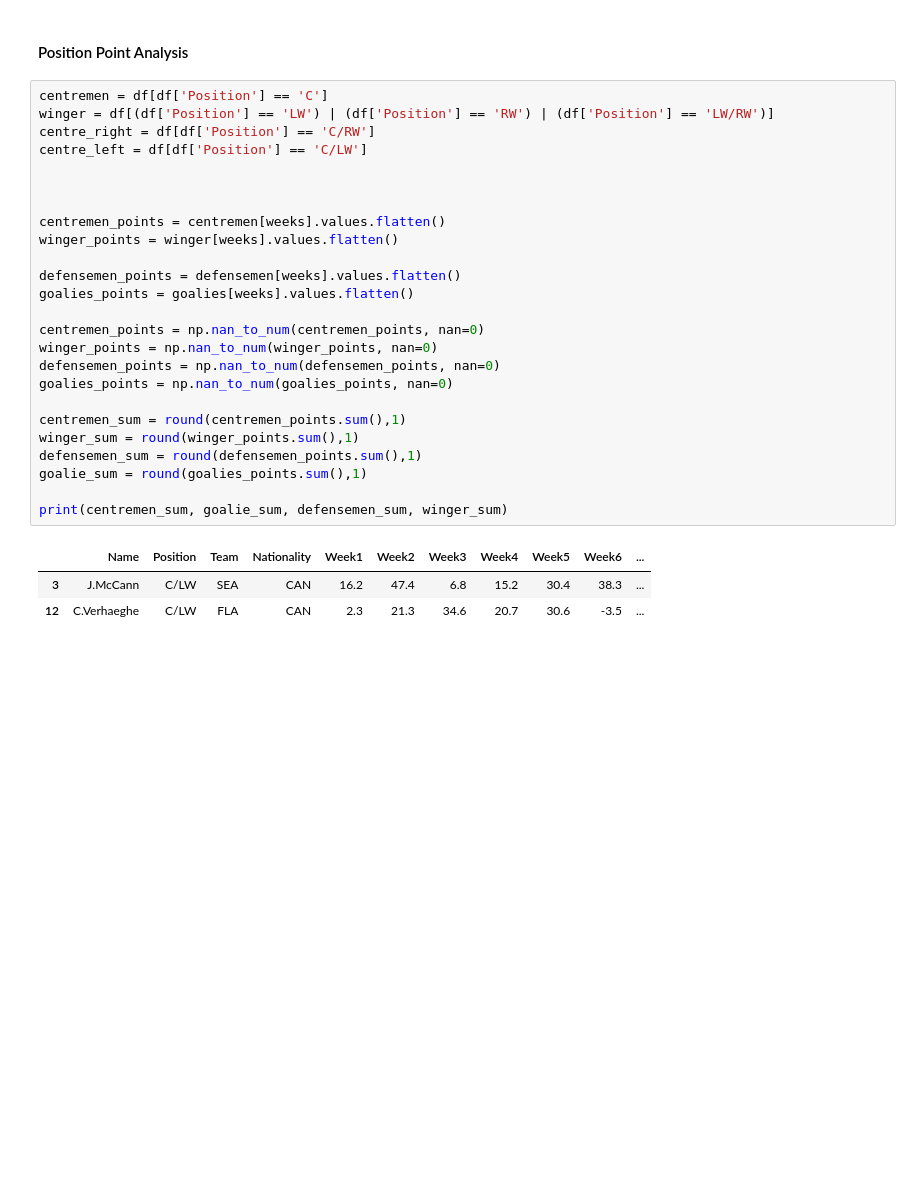
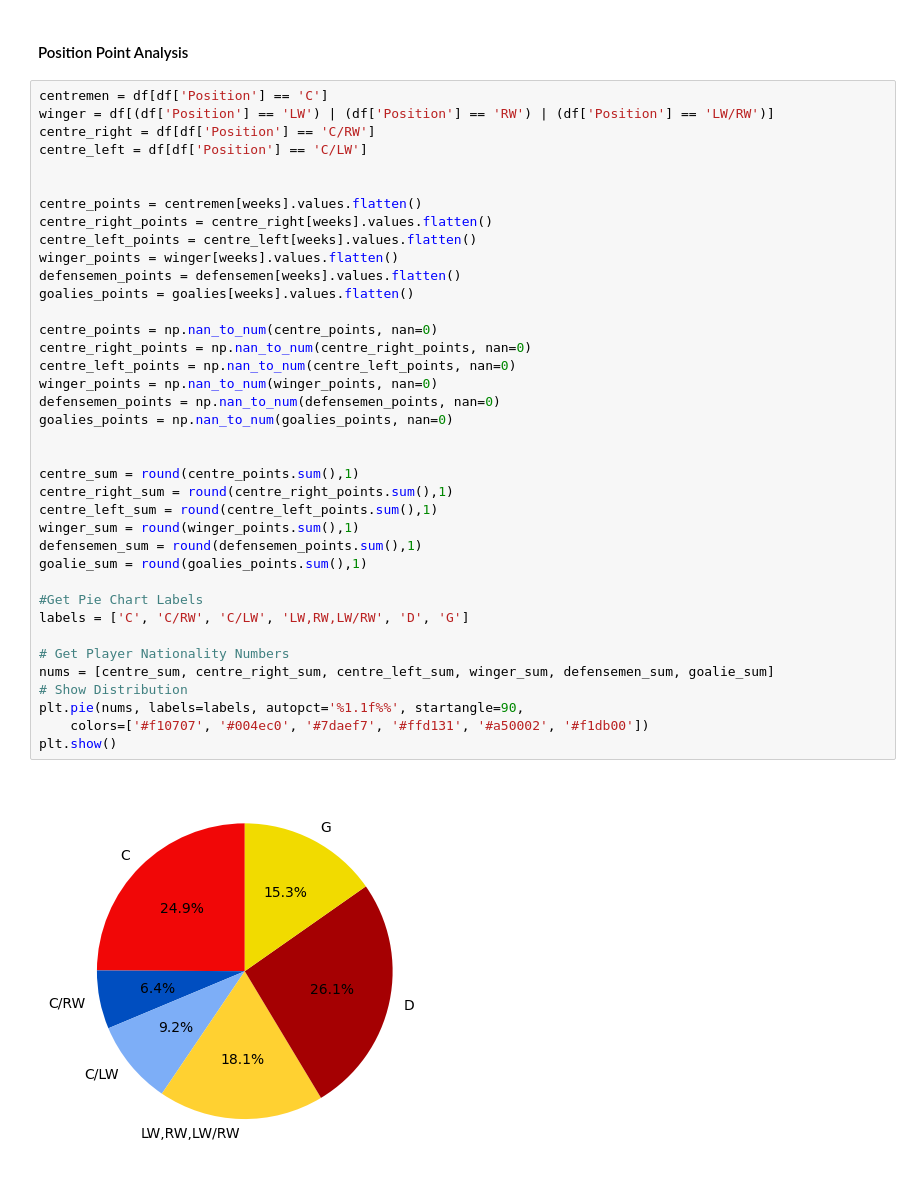
Before and after one commit to carsonbennett1/Hockey-Player-Analysis-Project, a Jupyter notebook: Fantasy_Analysis.ipynb, the cells around one changed output. Saved outputs shown, nothing was run; the diff lists cells and outputs as text; blank space fills up the shorter version.

Commit message:
position_analysis

```diff
--- a/Fantasy_Analysis.ipynb
+++ b/Fantasy_Analysis.ipynb
@@ -240,29 +240,40 @@ plt.show()
 # %%
 centremen = df[df['Position'] == 'C']
 winger = df[(df['Position'] == 'LW') | (df['Position'] == 'RW') | (df['Position'] == 'LW/RW')]
 centre_right = df[df['Position'] == 'C/RW']
 centre_left = df[df['Position'] == 'C/LW']
 
 
-
-centremen_points = centremen[weeks].values.flatten()
+centre_points = centremen[weeks].values.flatten()
+centre_right_points = centre_right[weeks].values.flatten()
+centre_left_points = centre_left[weeks].values.flatten()
 winger_points = winger[weeks].values.flatten()
-
 defensemen_points = defensemen[weeks].values.flatten()
 goalies_points = goalies[weeks].values.flatten()
 
-centremen_points = np.nan_to_num(centremen_points, nan=0)
+centre_points = np.nan_to_num(centre_points, nan=0)
+centre_right_points = np.nan_to_num(centre_right_points, nan=0)
+centre_left_points = np.nan_to_num(centre_left_points, nan=0)
 winger_points = np.nan_to_num(winger_points, nan=0)
 defensemen_points = np.nan_to_num(defensemen_points, nan=0)
 goalies_points = np.nan_to_num(goalies_points, nan=0)
 
-centremen_sum = round(centremen_points.sum(),1)
+
+centre_sum = round(centre_points.sum(),1)
+centre_right_sum = round(centre_right_points.sum(),1)
+centre_left_sum = round(centre_left_points.sum(),1)
 winger_sum = round(winger_points.sum(),1)
 defensemen_sum = round(defensemen_points.sum(),1)
 goalie_sum = round(goalies_points.sum(),1)
 
-print(centremen_sum, goalie_sum, defensemen_sum, winger_sum)
+#Get Pie Chart Labels
+labels = ['C', 'C/RW', 'C/LW', 'LW,RW,LW/RW', 'D', 'G']
+
+# Get Player Nationality Numbers
+nums = [centre_sum, centre_right_sum, centre_left_sum, winger_sum, defensemen_sum, goalie_sum]
+# Show Distribution
+plt.pie(nums, labels=labels, autopct='%1.1f%%', startangle=90,
+    colors=['#f10707', '#004ec0', '#7daef7', '#ffd131', '#a50002', '#f1db00'])
+plt.show()
 # %% [output]
-|  | Name | Position | Team | Nationality | Week1 | Week2 | Week3 | Week4 | Week5 | Week6 | ... |
-| 3 | J.McCann | C/LW | SEA | CAN | 16.2 | 47.4 | 6.8 | 15.2 | 30.4 | 38.3 | ... |
-| 12 | C.Verhaeghe | C/LW | FLA | CAN | 2.3 | 21.3 | 34.6 | 20.7 | 30.6 | -3.5 | ... |
+[figure, added]
```
